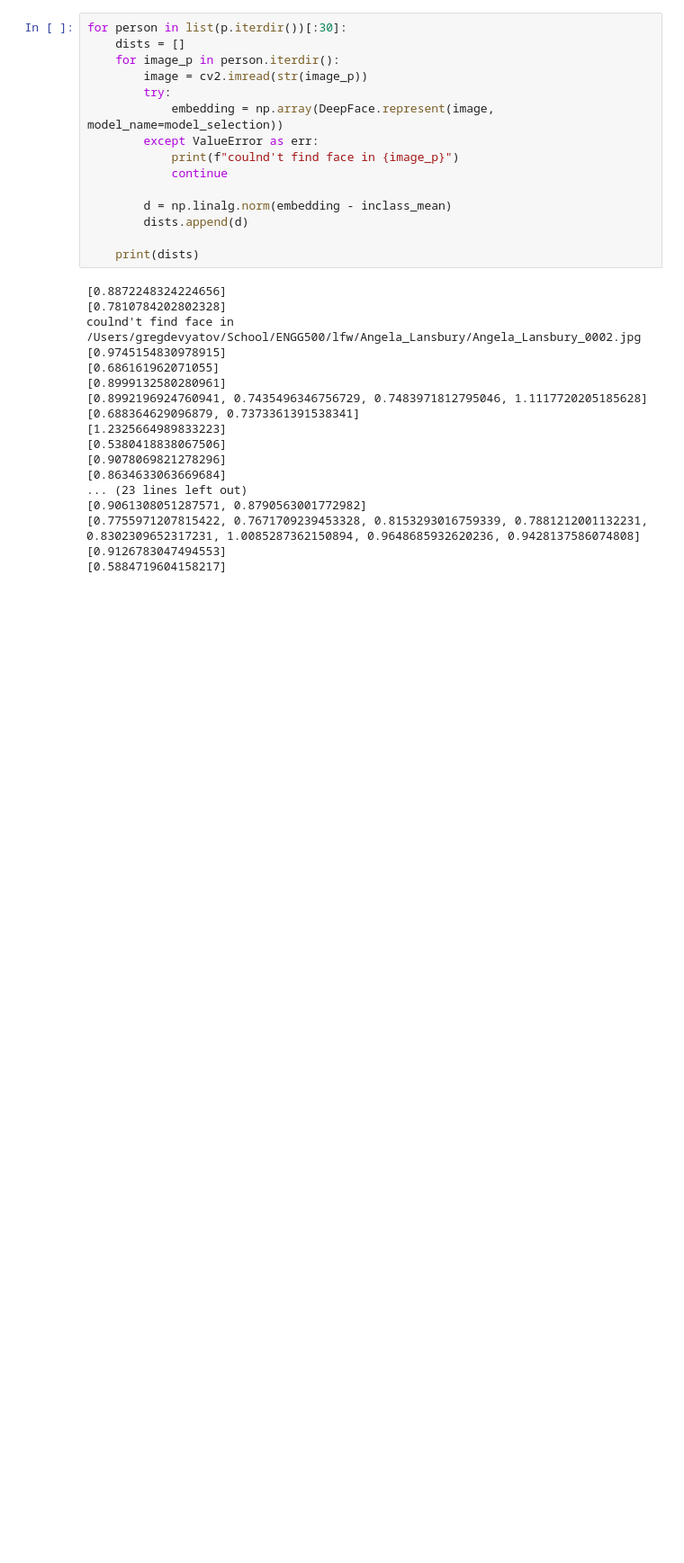
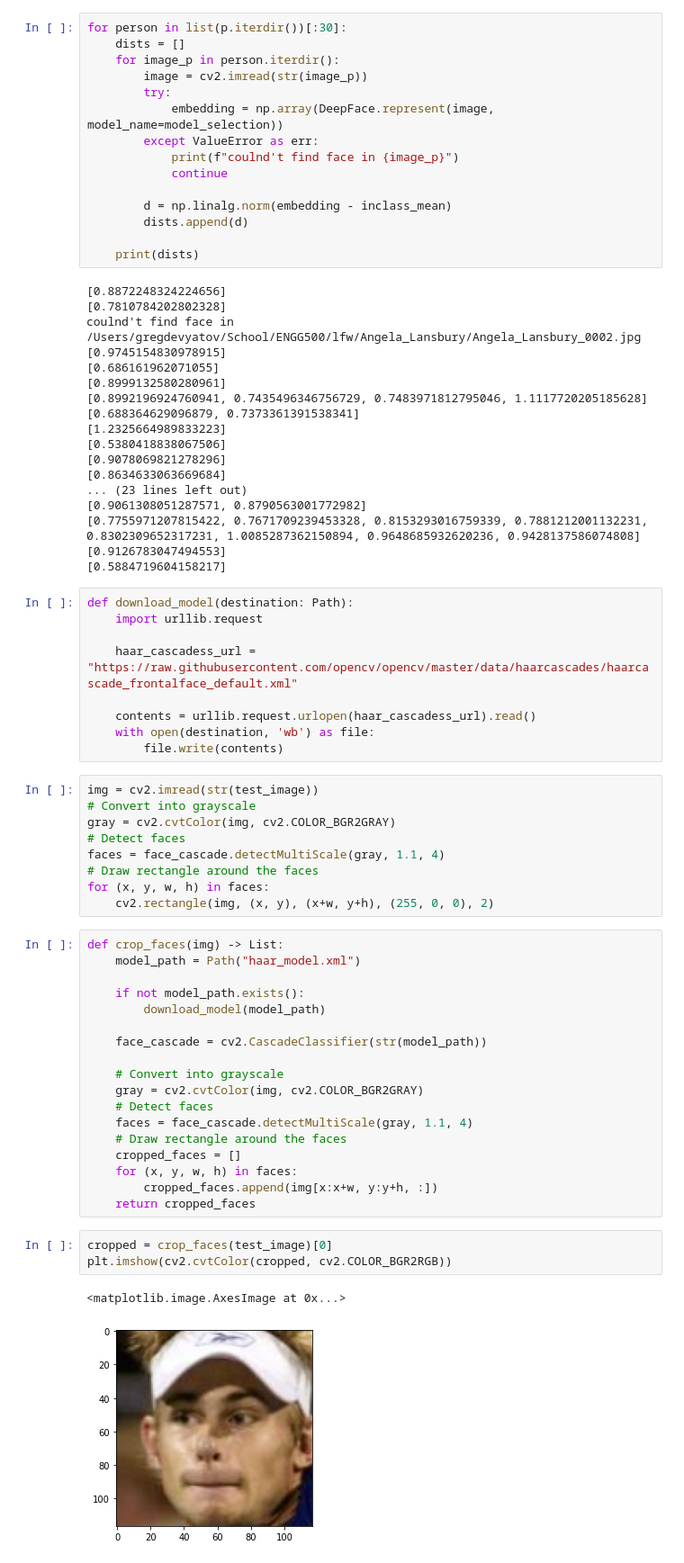
Before and after one commit to gdevy/identity-enel500, a Jupyter notebook: prototype/template_algorithm/analysis.ipynb, the cells around one changed output. Shown at 90% size. Drawn from its saved outputs; the diff is of its cells as text; blank space fills up the shorter version.

```diff
--- a/prototype/template_algorithm/analysis.ipynb
+++ b/prototype/template_algorithm/analysis.ipynb
@@ -67,3 +69,45 @@ coulnd't find face in /Users/gregdevyatov/School/ENGG500/lfw/Angela_Lansbury/Ang
 [0.7755971207815422, 0.7671709239453328, 0.8153293016759339, 0.7881212001132231, 0.8302309652317231, 1.0085287362150894, 0.9648685932620236, 0.9428137586074808]
 [0.9126783047494553]
 [0.5884719604158217]
+# %%
+def download_model(destination: Path):
+    import urllib.request
+
+    haar_cascadess_url = "https://raw.githubusercontent.com/opencv/opencv/master/data/haarcascades/haarcascade_frontalface_default.xml"
+
+    contents = urllib.request.urlopen(haar_cascadess_url).read()
+    with open(destination, 'wb') as file:
+        file.write(contents)
+# %%
+img = cv2.imread(str(test_image))
+# Convert into grayscale
+gray = cv2.cvtColor(img, cv2.COLOR_BGR2GRAY)
+# Detect faces
+faces = face_cascade.detectMultiScale(gray, 1.1, 4)
+# Draw rectangle around the faces
+for (x, y, w, h) in faces:
+    cv2.rectangle(img, (x, y), (x+w, y+h), (255, 0, 0), 2)
+# %%
+def crop_faces(img) -> List:
+    model_path = Path("haar_model.xml")
+
+    if not model_path.exists():
+        download_model(model_path)
+
+    face_cascade = cv2.CascadeClassifier(str(model_path))
+
+    # Convert into grayscale
+    gray = cv2.cvtColor(img, cv2.COLOR_BGR2GRAY)
+    # Detect faces
+    faces = face_cascade.detectMultiScale(gray, 1.1, 4)
+    # Draw rectangle around the faces
+    cropped_faces = []
+    for (x, y, w, h) in faces:
+        cropped_faces.append(img[x:x+w, y:y+h, :])
+    return cropped_faces
+# %%
+cropped = crop_faces(test_image)[0]
+plt.imshow(cv2.cvtColor(cropped, cv2.COLOR_BGR2RGB))
+# %% [output]
+<matplotlib.image.AxesImage at 0x...>
+[figure, added]
```
Also changed, not shown: parts of 9 cells of this notebook, 4 other files.
